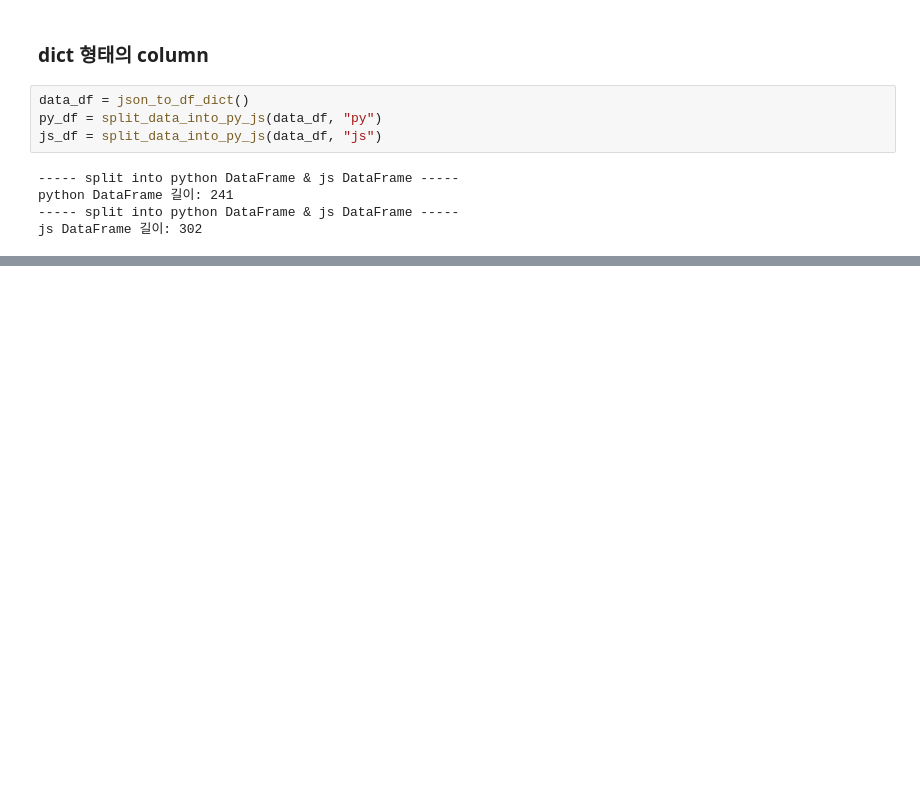
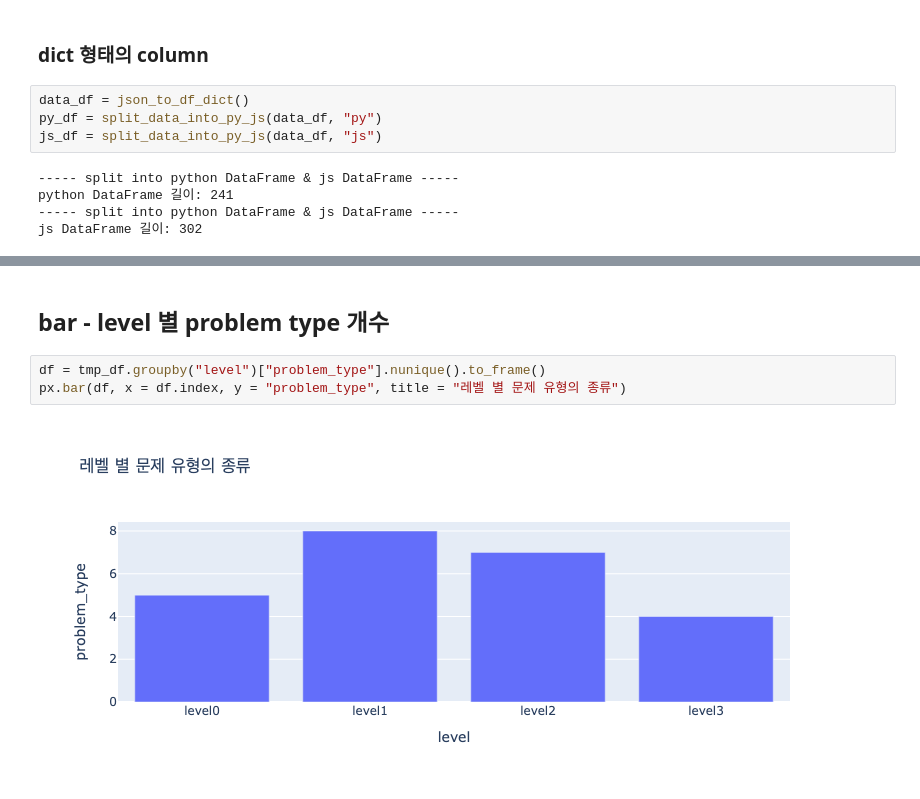
Before and after one commit to Algorithm-Coding-Test-Data-Analysis/algoview, a Jupyter notebook: dataAnalysis/notebook/json_to_dataframe.ipynb, the cells around one changed output, grey strips where cells are left out. Drawn from its saved outputs; the diff is of its cells as text; blank space fills up the shorter version.

```diff
--- a/dataAnalysis/notebook/json_to_dataframe.ipynb
+++ b/dataAnalysis/notebook/json_to_dataframe.ipynb
@@ -291,0 +627,7 @@ py_df[py_df["file_name"] == "Lv1_2018_프로그래머스_소수 만들기_구현
+# %% [markdown]
+## bar - level 별 problem type 개수
+# %%
+df = tmp_df.groupby("level")["problem_type"].nunique().to_frame()
+px.bar(df, x = df.index, y = "problem_type", title = "레벨 별 문제 유형의 종류")
+# %% [output]
+[figure, added]
```
Also changed, not shown: parts of 63 cells of this notebook.
